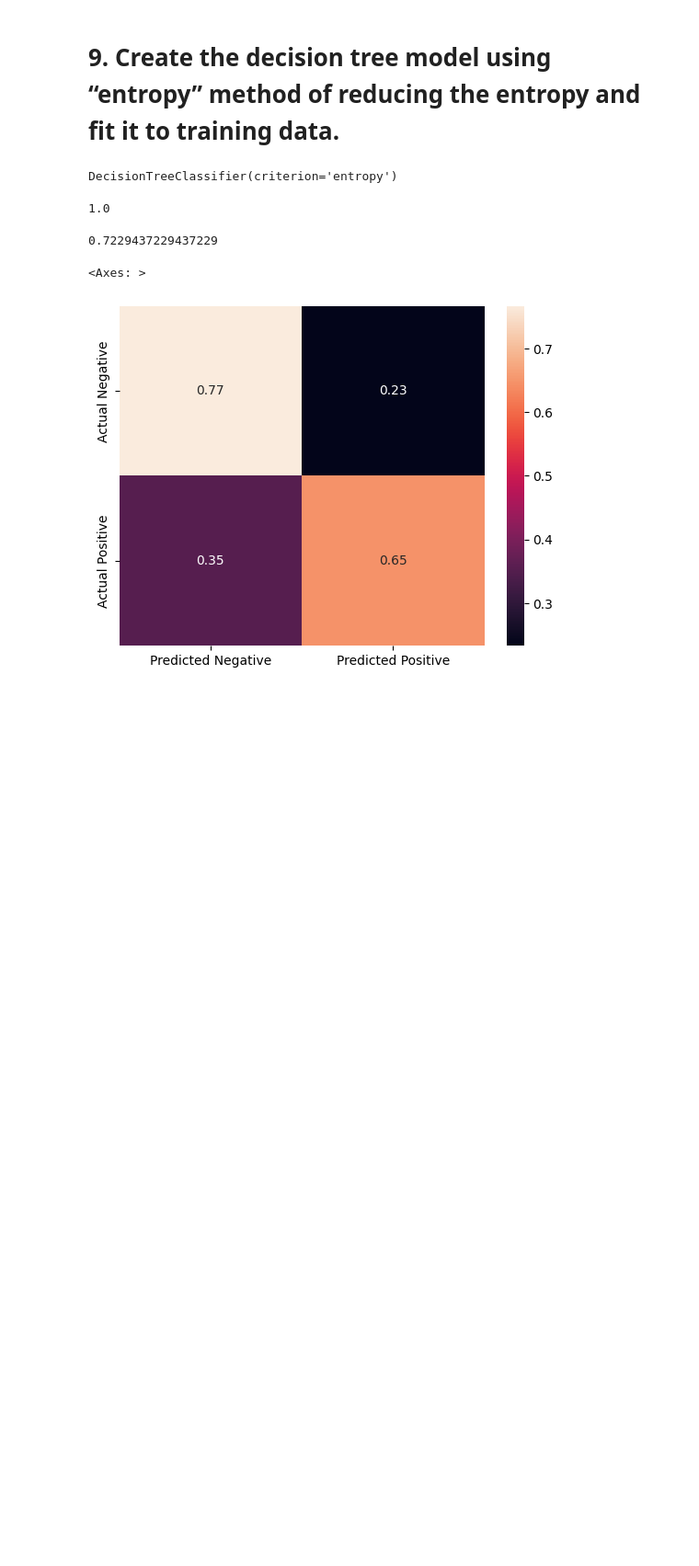
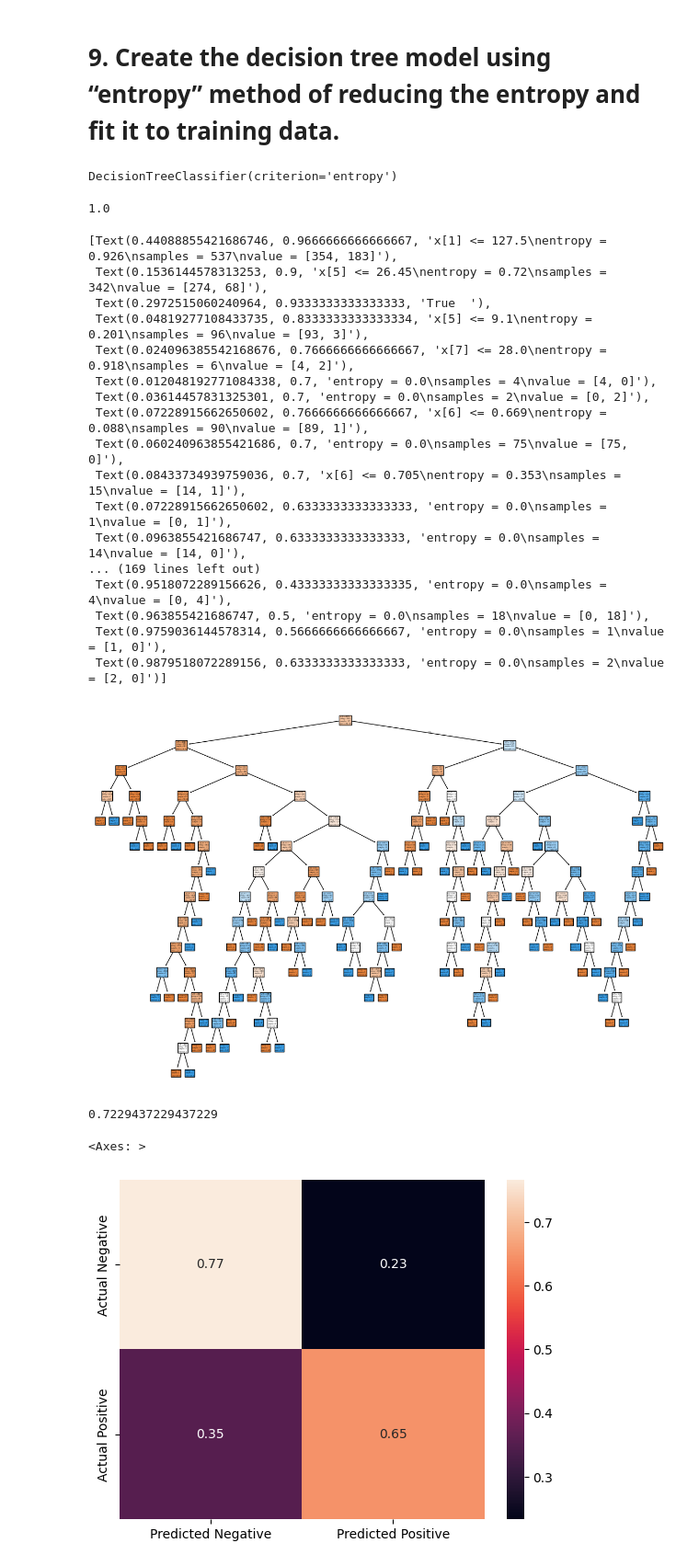
Before and after one commit to Rajesh2015/Supervised-Learning, a Jupyter notebook: Ensemble Technique/PE -DT-Questions.ipynb, the cells around one changed output. Shown at 92% size. Drawn from its saved outputs; the diff is of its cells as text; code cells hidden in the pictures; blank space fills up the shorter version.

```diff
--- a/Ensemble Technique/PE -DT-Questions.ipynb
+++ b/Ensemble Technique/PE -DT-Questions.ipynb
@@ -248,6 +248,29 @@ DecisionTreeClassifier(criterion='entropy')
 clf.score(X_train,y_train)
 # %% [output]
 1.0
+# %%
+from sklearn import tree
+plt.figure(figsize=(15,10))
+tree.plot_tree(clf,filled=True)
+# %% [output]
+[Text(0.44088855421686746, 0.9666666666666667, 'x[1] <= 127.5\nentropy = 0.926\nsamples = 537\nvalue = [354, 183]'),
+ Text(0.1536144578313253, 0.9, 'x[5] <= 26.45\nentropy = 0.72\nsamples = 342\nvalue = [274, 68]'),
+ Text(0.2972515060240964, 0.9333333333333333, 'True  '),
+ Text(0.04819277108433735, 0.8333333333333334, 'x[5] <= 9.1\nentropy = 0.201\nsamples = 96\nvalue = [93, 3]'),
+ Text(0.024096385542168676, 0.7666666666666667, 'x[7] <= 28.0\nentropy = 0.918\nsamples = 6\nvalue = [4, 2]'),
+ Text(0.012048192771084338, 0.7, 'entropy = 0.0\nsamples = 4\nvalue = [4, 0]'),
+ Text(0.03614457831325301, 0.7, 'entropy = 0.0\nsamples = 2\nvalue = [0, 2]'),
+ Text(0.07228915662650602, 0.7666666666666667, 'x[6] <= 0.669\nentropy = 0.088\nsamples = 90\nvalue = [89, 1]'),
+ Text(0.060240963855421686, 0.7, 'entropy = 0.0\nsamples = 75\nvalue = [75, 0]'),
+ Text(0.08433734939759036, 0.7, 'x[6] <= 0.705\nentropy = 0.353\nsamples = 15\nvalue = [14, 1]'),
+ Text(0.07228915662650602, 0.6333333333333333, 'entropy = 0.0\nsamples = 1\nvalue = [0, 1]'),
+ Text(0.0963855421686747, 0.6333333333333333, 'entropy = 0.0\nsamples = 14\nvalue = [14, 0]'),
+... (169 lines left out)
+ Text(0.9518072289156626, 0.43333333333333335, 'entropy = 0.0\nsamples = 4\nvalue = [0, 4]'),
+ Text(0.963855421686747, 0.5, 'entropy = 0.0\nsamples = 18\nvalue = [0, 18]'),
+ Text(0.9759036144578314, 0.5666666666666667, 'entropy = 0.0\nsamples = 1\nvalue = [1, 0]'),
+ Text(0.9879518072289156, 0.6333333333333333, 'entropy = 0.0\nsamples = 2\nvalue = [2, 0]')]
+[figure, added]
 # %%
 clf.score(X_test,y_test)
 # %% [output]
```
Also changed, not shown: parts of 3 cells of this notebook.
